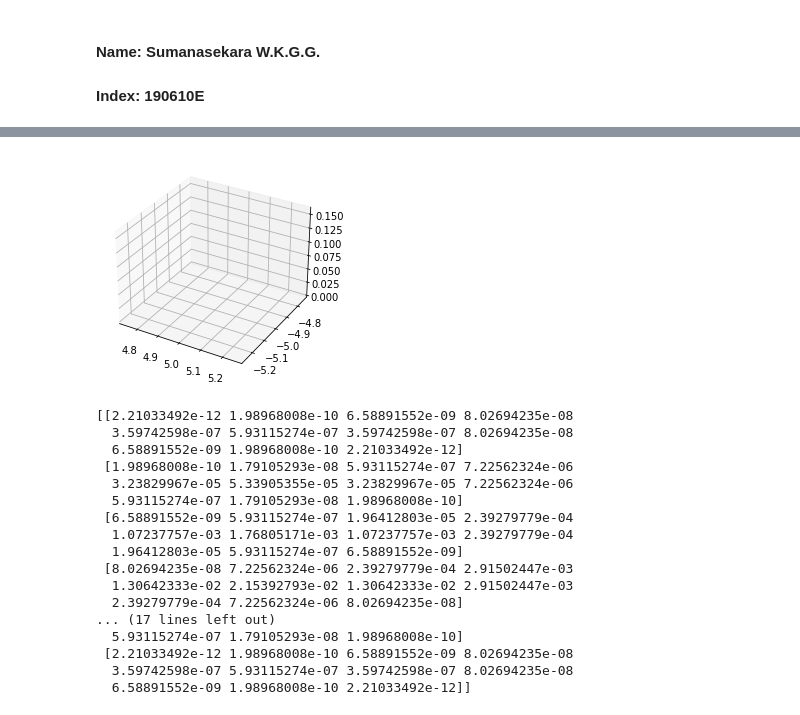
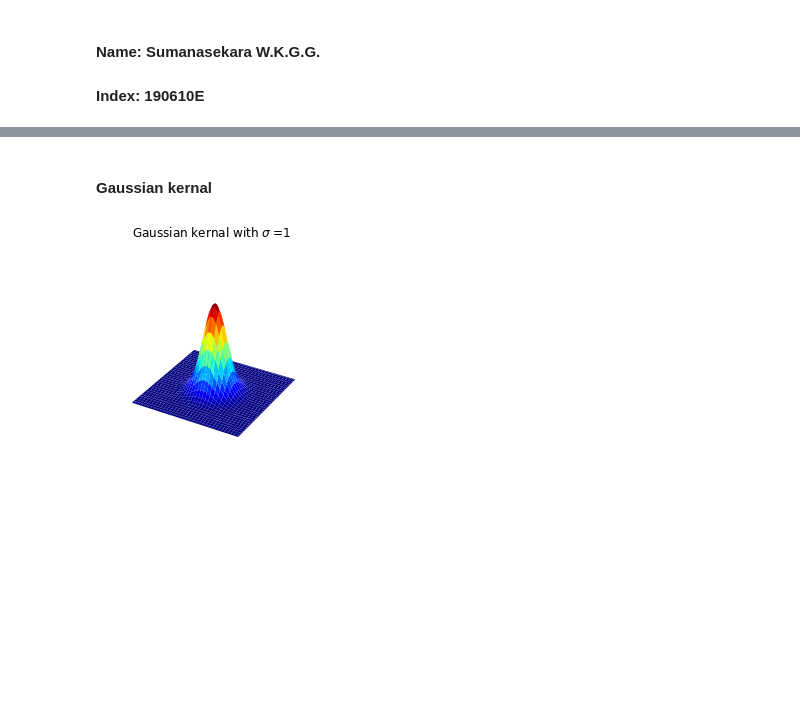
Before and after one commit to GevinduGanganath/EN2550, a Jupyter notebook: Week 3/190610E.ipynb, the cells around one changed output, grey strips where cells are left out. Saved outputs shown, nothing was run; the diff lists cells and outputs as text; code cells hidden in the pictures; blank space fills up the shorter version.

```diff
--- a/Week 3/190610E.ipynb
+++ b/Week 3/190610E.ipynb
@@ -36,36 +41,20 @@ plt.show()
-# %%
-calc_gaussian = lambda x, y, sigma : np.exp(-(x**2 + y**2)/(2*sigma**2)) / (2*np.pi*sigma**2)
-X, Y, Z = np.zeros((11, 11)), np.zeros((11, 11)), np.zeros((11, 11))
-
-for y in range(5, -6, -1):
-    for x in range(-5, 6):
-        Z[-y+5, x+5] = calc_gaussian(x, y, 1)
-        X[-y+5, x+5] = x
-        Y[-y+5, x+5] = y
-
-fig = plt.figure()
-ax = plt.axes(projection ='3d')
-ax.plot_surface(x, y, Z, cmap='viridis', edgecolor='none')
-
-plt.show()
-
-print(Z)
-# %% [output]
-[figure, removed]
-[[2.21033492e-12 1.98968008e-10 6.58891552e-09 8.02694235e-08
-  3.59742598e-07 5.93115274e-07 3.59742598e-07 8.02694235e-08
-  6.58891552e-09 1.98968008e-10 2.21033492e-12]
- [1.98968008e-10 1.79105293e-08 5.93115274e-07 7.22562324e-06
-  3.23829967e-05 5.33905355e-05 3.23829967e-05 7.22562324e-06
-  5.93115274e-07 1.79105293e-08 1.98968008e-10]
- [6.58891552e-09 5.93115274e-07 1.96412803e-05 2.39279779e-04
-  1.07237757e-03 1.76805171e-03 1.07237757e-03 2.39279779e-04
-  1.96412803e-05 5.93115274e-07 6.58891552e-09]
- [8.02694235e-08 7.22562324e-06 2.39279779e-04 2.91502447e-03
-  1.30642333e-02 2.15392793e-02 1.30642333e-02 2.91502447e-03
-  2.39279779e-04 7.22562324e-06 8.02694235e-08]
-... (17 lines left out)
-  5.93115274e-07 1.79105293e-08 1.98968008e-10]
- [2.21033492e-12 1.98968008e-10 6.58891552e-09 8.02694235e-08
-  3.59742598e-07 5.93115274e-07 3.59742598e-07 8.02694235e-08
-  6.58891552e-09 1.98968008e-10 2.21033492e-12]]
+# %% [markdown]
+#### Gaussian kernal
+# %%
+
+fig, ax = plt.subplots(subplot_kw={"projection": "3d"})
+
+step = 0.1
+sigma = 1
+
+X = np.arange(-5, 5+step, step)
+Y = np.arange(-5, 5+step, step)
+XX, YY = np.meshgrid(X, Y)
+gaussian = np.exp(-(XX**2 + YY**2)/(2*sigma**2)) / (2*np.pi*sigma**2)
+
+surf = ax.plot_surface(XX, YY, gaussian, cmap=cm.jet)
+ax.set_title("Gaussian kernal with $\sigma$ ="+str(sigma))
+plt.axis('off')
+plt.show()
+# %% [output]
+[figure, added]
```
Also changed, not shown: parts of 7 cells of this notebook, 3 other files.
